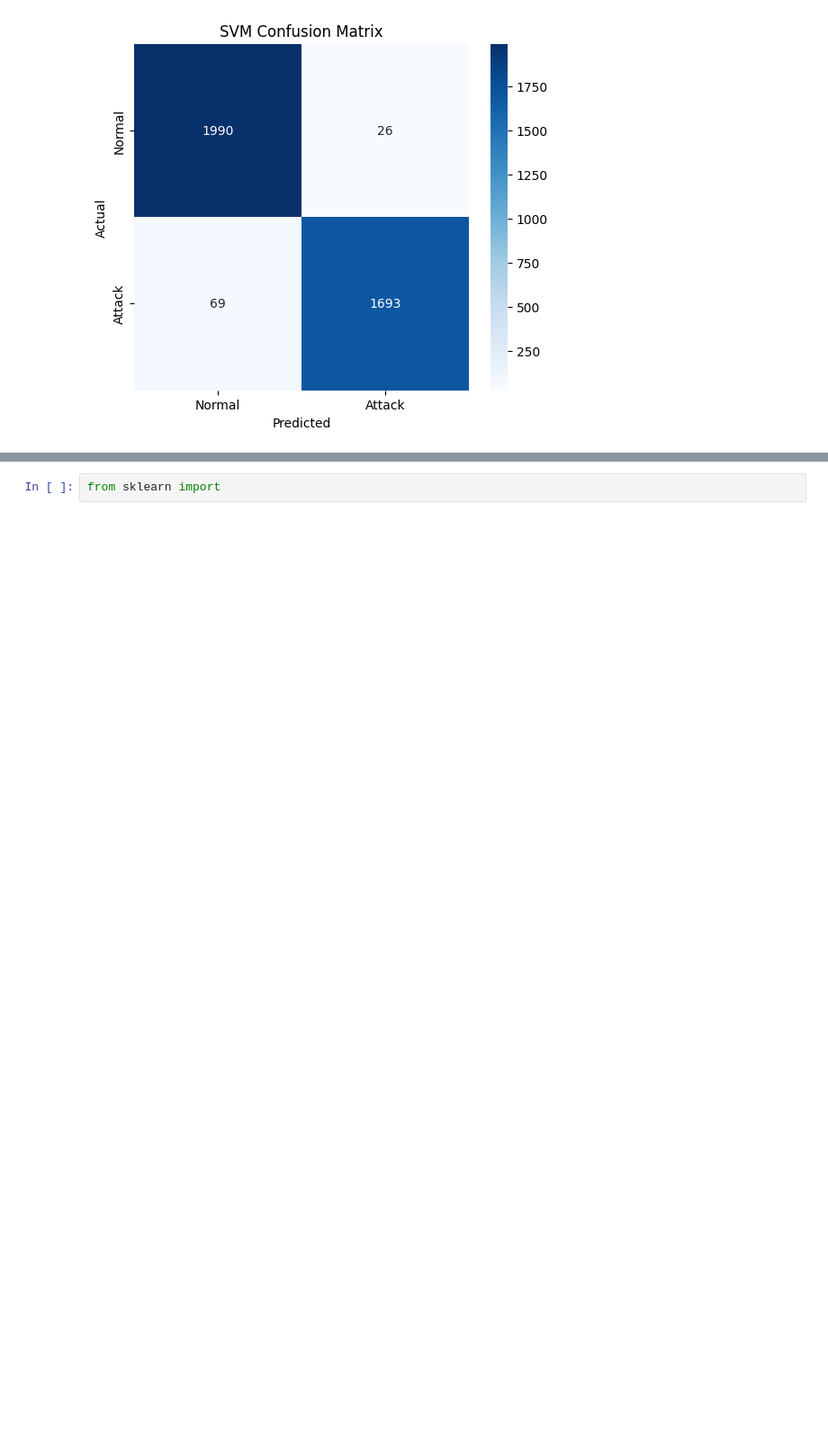
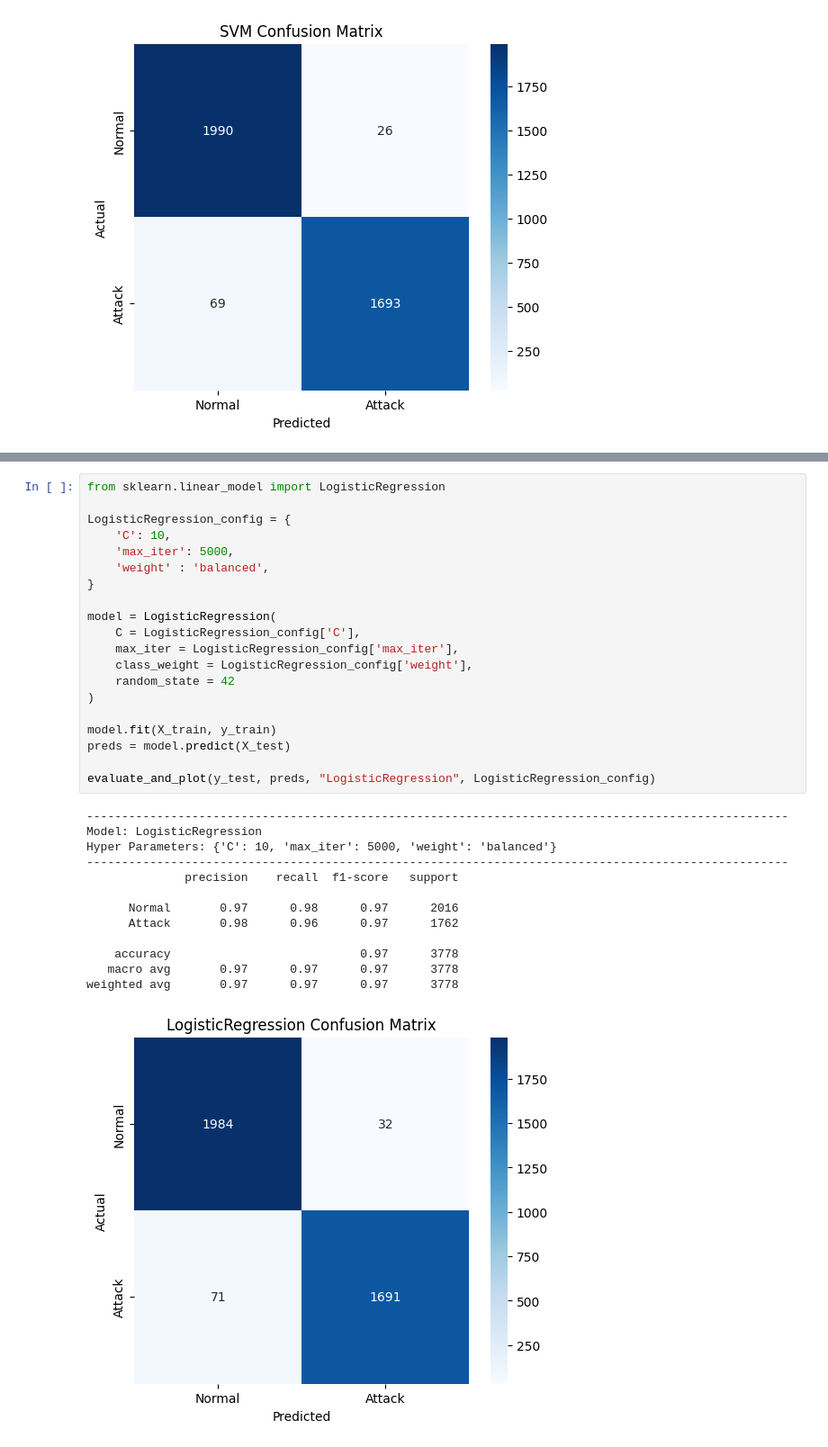
Before and after one commit to i-git-abhishek/NSL-KDD, a Jupyter notebook: Unified_all_models.ipynb, the cells around one changed output, grey strips where cells are left out. Shown at 90% size. Saved outputs shown, nothing was run; the diff lists cells and outputs as text; blank space fills up the shorter version.

Commit message:
Add Random Forest and Logistive Regression Classifier

```diff
--- a/Unified_all_models.ipynb
+++ b/Unified_all_models.ipynb
@@ -194,4 +194,36 @@ Hyper Parameters: {'k_neighbors': 3, 'heads': 4, 'hidden_dim': 64, 'lr': 0.005,
 weighted avg       0.98      0.98      0.98      3778
 [figure]
 # %%
-from sklearn import
+from sklearn.linear_model import LogisticRegression
+
+LogisticRegression_config = {
+    'C': 10,
+    'max_iter': 5000,
+    'weight' : 'balanced',
+}
+
+model = LogisticRegression(
+    C = LogisticRegression_config['C'],
+    max_iter = LogisticRegression_config['max_iter'],
+    class_weight = LogisticRegression_config['weight'],
+    random_state = 42
+)
+
+model.fit(X_train, y_train)
+preds = model.predict(X_test)
+
+evaluate_and_plot(y_test, preds, "LogisticRegression", LogisticRegression_config)
+# %% [output]
+----------------------------------------------------------------------------------------------------
+Model: LogisticRegression
+Hyper Parameters: {'C': 10, 'max_iter': 5000, 'weight': 'balanced'}
+----------------------------------------------------------------------------------------------------
+              precision    recall  f1-score   support
+
+      Normal       0.97      0.98      0.97      2016
+      Attack       0.98      0.96      0.97      1762
+
+    accuracy                           0.97      3778
+   macro avg       0.97      0.97      0.97      3778
+weighted avg       0.97      0.97      0.97      3778
+[figure, added]
```
Also changed, not shown: parts of 2 cells of this notebook.
